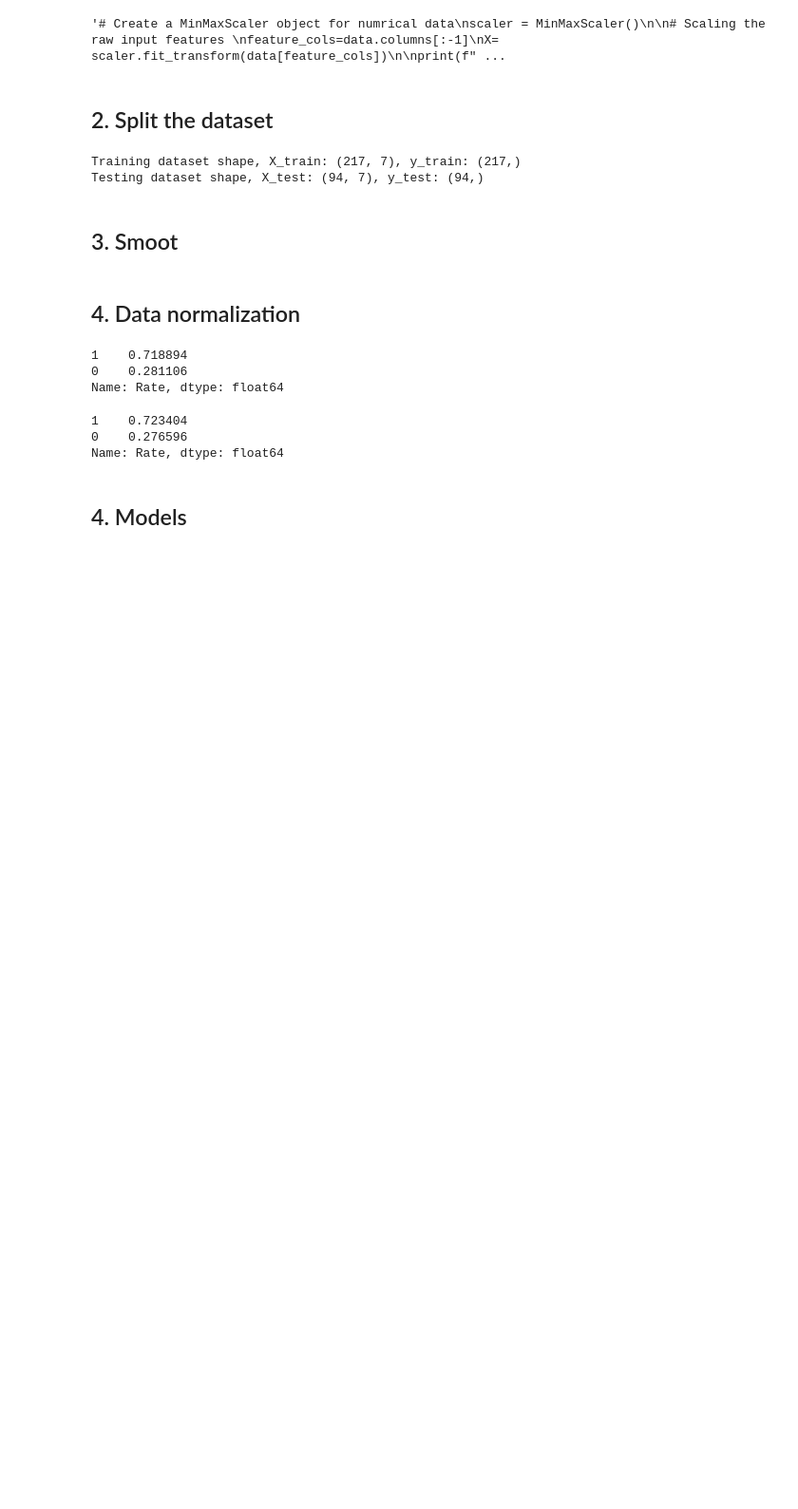
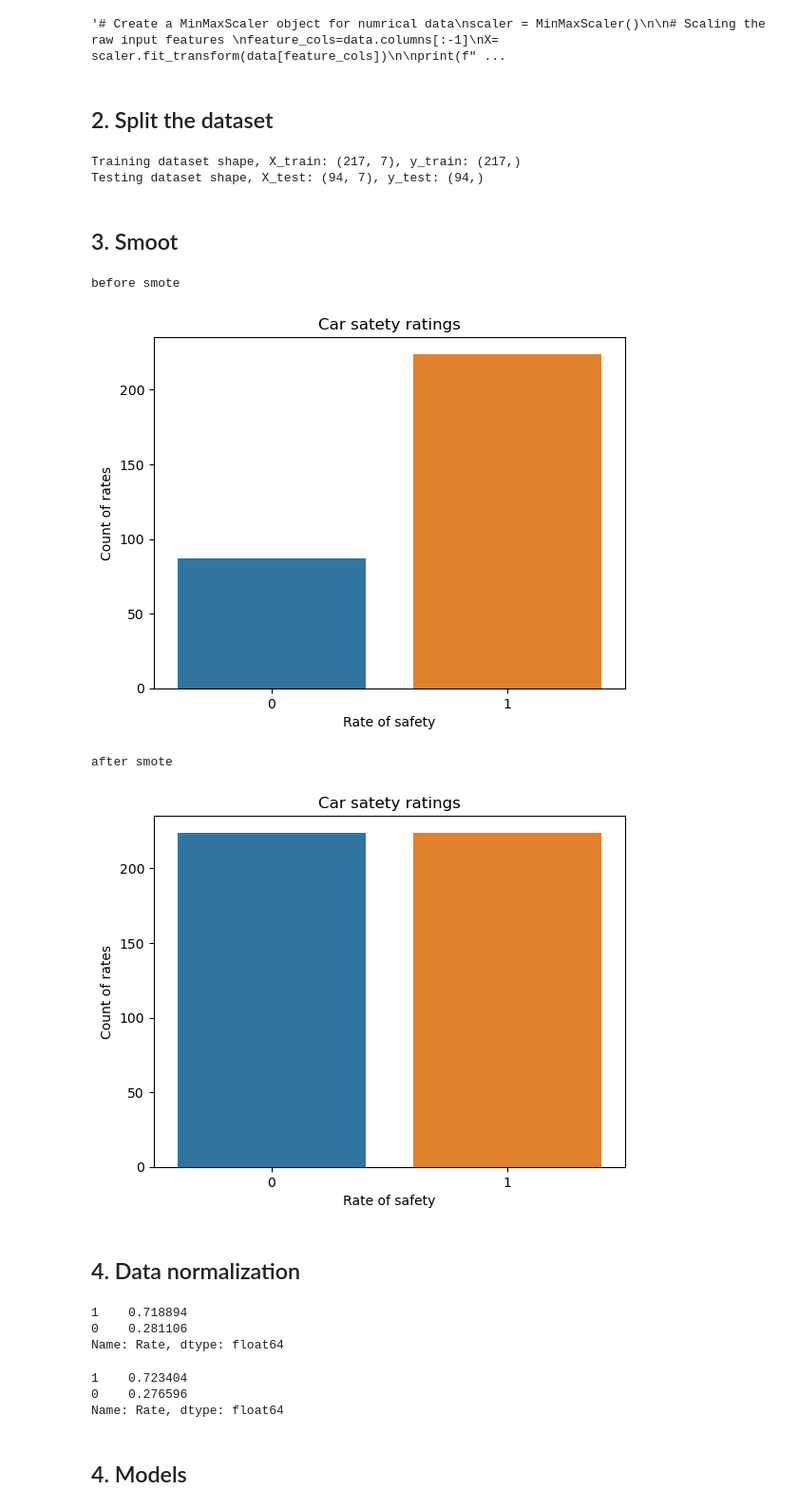
Before and after one commit to maimonahST/Cars-Ratings-ML, a Jupyter notebook: Models.ipynb, the cells around one changed output. Shown: that part at 95% size. Cells and saved outputs as stored; diff of their text form; code cells hidden in the pictures; blank space fills up the shorter version.

```diff
--- a/Models.ipynb
+++ b/Models.ipynb
@@ -119,4 +119,30 @@ Training dataset shape, X_train: (217, 7), y_train: (217,)
 Testing dataset shape, X_test: (94, 7), y_test: (94,)
 # %% [markdown]
 ## 3. Smoot
+# %%
+X= data.loc[:,dataFeatures]
+y= data.loc[:,["Rate"]]
+
+smote = SMOTE(sampling_strategy='minority')
+# smote = SMOTE(sampling_strategy=0.5)
+x_sm, y_sm = smote.fit_resample(X, y)
+
+print("before smote")
+sns.countplot(y["Rate"])
+plt.xlabel("Rate of safety")
+plt.ylabel("Count of rates")
+plt.title("Car satety ratings")
+plt.show()
+
+print("after smote")
+sns.countplot(y_sm["Rate"])
+plt.xlabel("Rate of safety")
+plt.ylabel("Count of rates")
+plt.title("Car satety ratings")
+plt.show()
+# %% [output]
+before smote
+[figure, added]
+after smote
+[figure, added]
 # %%
```
Also changed, not shown: parts of 35 cells of this notebook.
